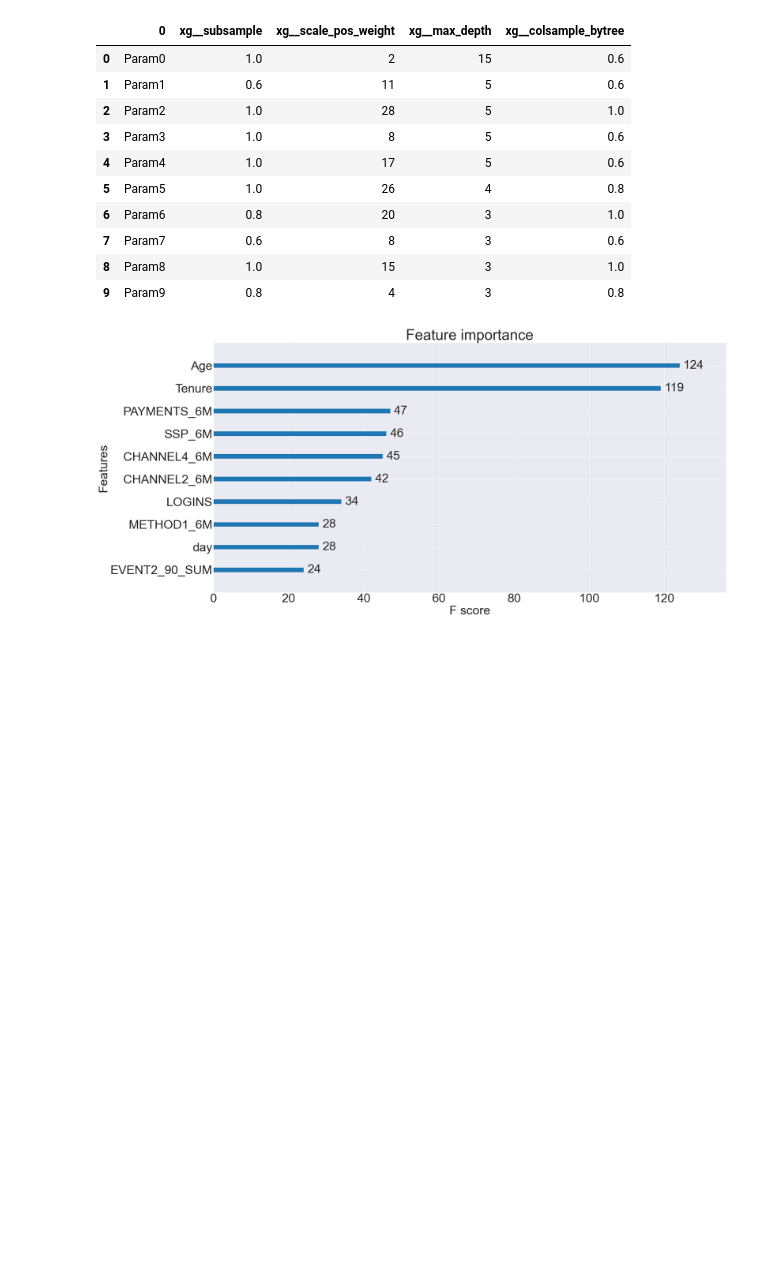
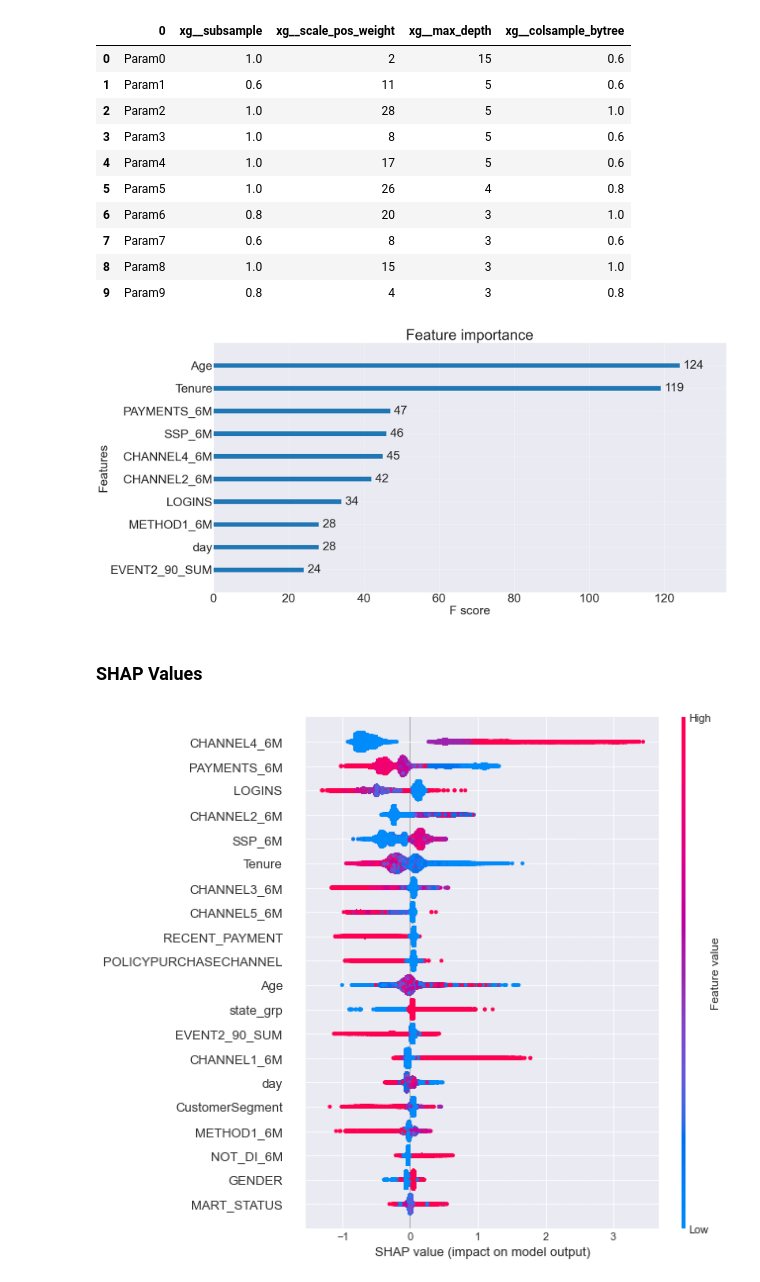
Before and after one commit to StevenLoaiza/Marketing, a Jupyter notebook: Geico_Mini_Project.ipynb, the cells around one changed output. Saved outputs shown, nothing was run; the diff lists cells and outputs as text; code cells hidden in the pictures; blank space fills up the shorter version.

Commit message:
add shap values

```diff
--- a/Geico_Mini_Project.ipynb
+++ b/Geico_Mini_Project.ipynb
@@ -677,3 +677,14 @@ xgboost.plot_importance(xg_model.best_estimator_.named_steps['xg'],max_num_featu
 plt.show()
 # %% [output]
 [figure]
+# %% [markdown]
+### SHAP Values
+# %%
+X=X_train.copy()
+X=MultiColumnLabelEncoder(columns=['GENDER','MART_STATUS','state_grp','CustomerSegment','day']).transform(X)
+expl=shap.TreeExplainer(xg_model.best_estimator_[1])
+shap_values = expl.shap_values(X)
+shap.initjs()
+shap.summary_plot(shap_values, X)
+# %% [output]
+[figure, added]
```
Also changed, not shown: 1 other file.
